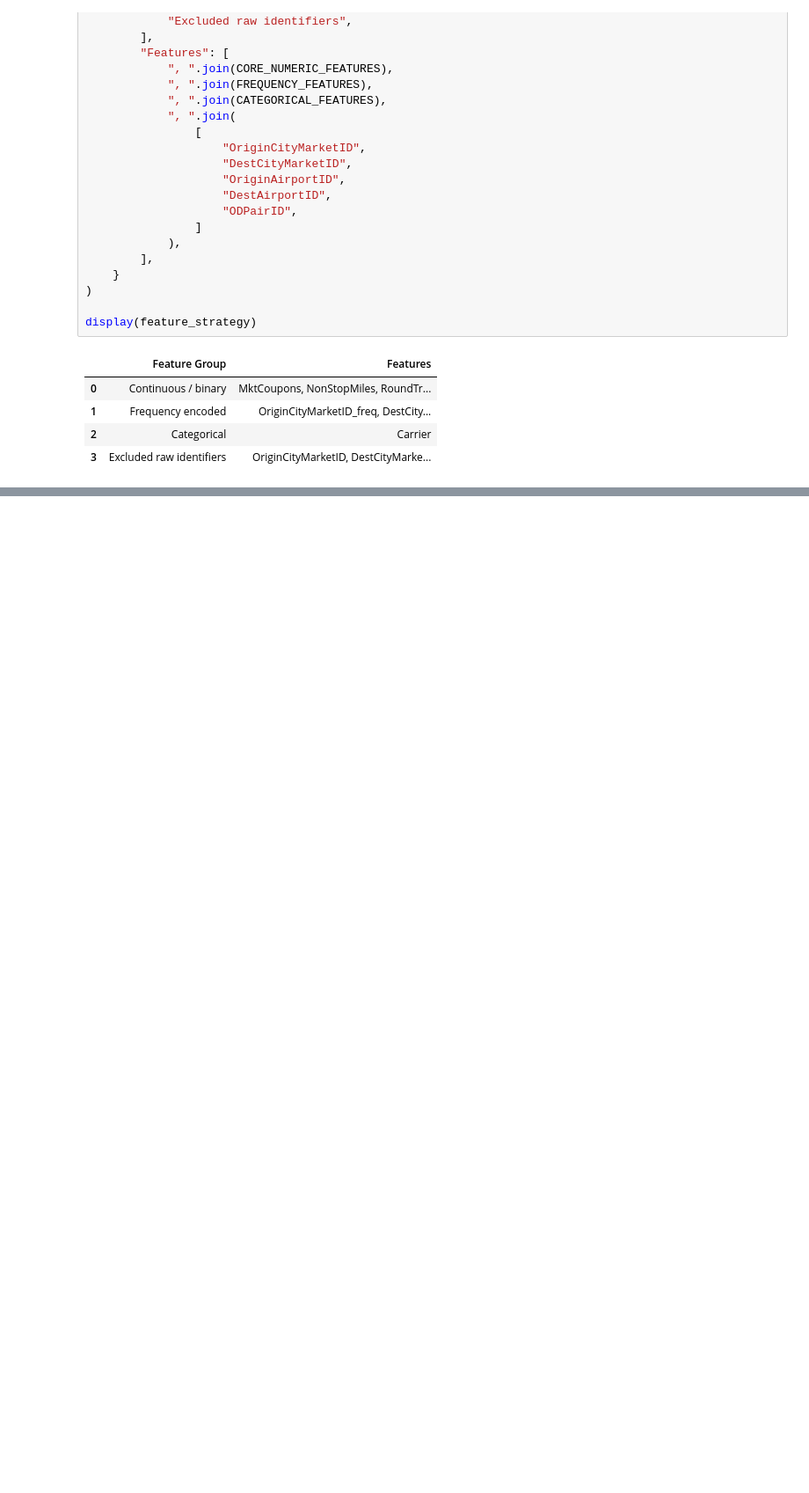
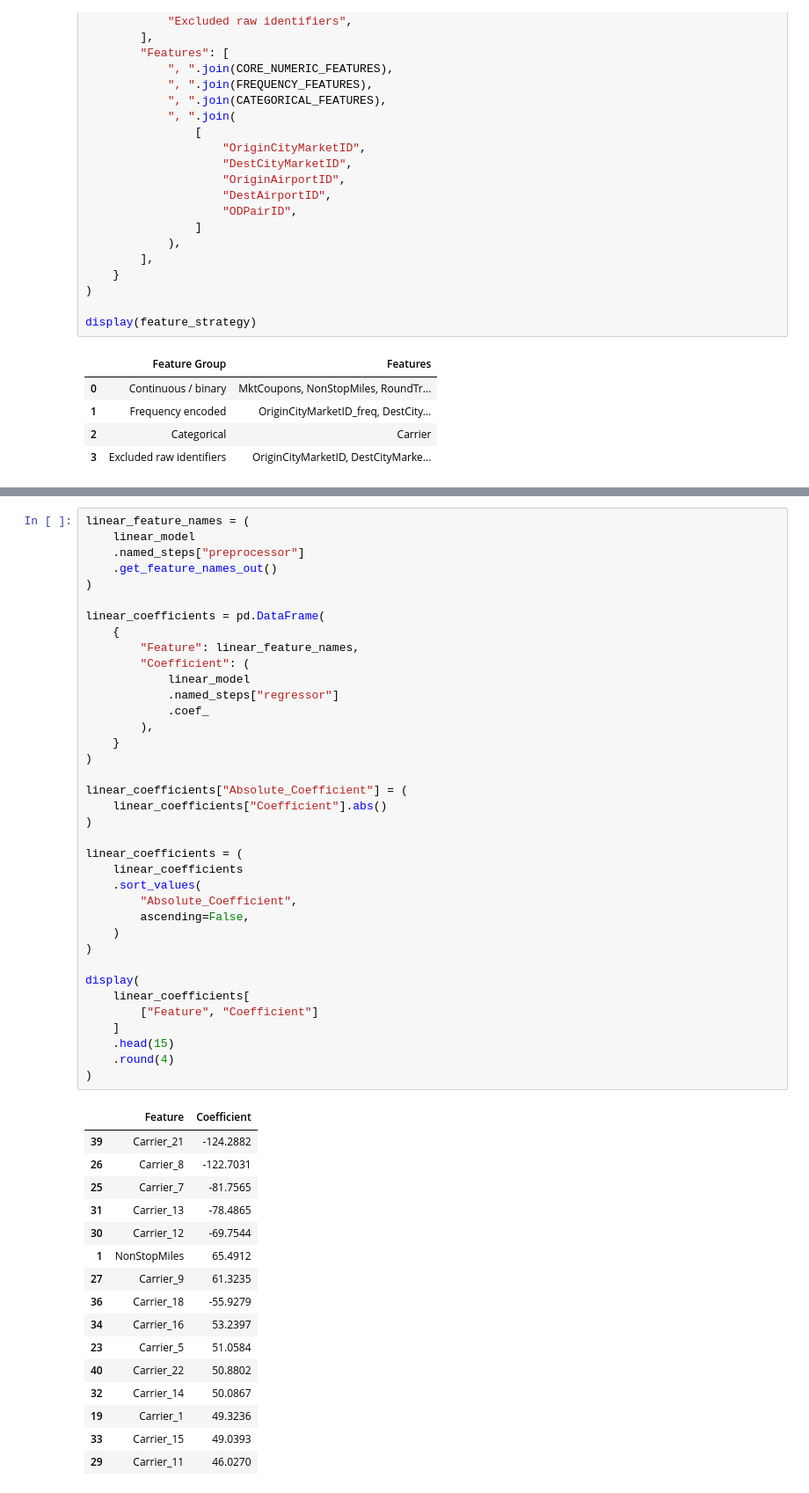
Before and after one commit to eldarhasanly/analysis-of-factors-influencing-airline-ticket-prices-using-statistical-and-machine-learning-methods, a Jupyter notebook: notebooks/airline_fare_analysis.ipynb, the cells around one changed output, grey strips where cells are left out. Shown at 88% size. Drawn from its saved outputs; the diff is of its cells as text; blank space fills up the shorter version.

```diff
--- a/notebooks/airline_fare_analysis.ipynb
+++ b/notebooks/airline_fare_analysis.ipynb
@@ -797,0 +1003,54 @@ display(feature_strategy)
+# %%
+linear_feature_names = (
+    linear_model
+    .named_steps["preprocessor"]
+    .get_feature_names_out()
+)
+
+linear_coefficients = pd.DataFrame(
+    {
+        "Feature": linear_feature_names,
+        "Coefficient": (
+            linear_model
+            .named_steps["regressor"]
+            .coef_
+        ),
+    }
+)
+
+linear_coefficients["Absolute_Coefficient"] = (
+    linear_coefficients["Coefficient"].abs()
+)
+
+linear_coefficients = (
+    linear_coefficients
+    .sort_values(
+        "Absolute_Coefficient",
+        ascending=False,
+    )
+)
+
+display(
+    linear_coefficients[
+        ["Feature", "Coefficient"]
+    ]
+    .head(15)
+    .round(4)
+)
+# %% [output]
+|  | Feature | Coefficient |
+| 39 | Carrier_21 | -124.2882 |
+| 26 | Carrier_8 | -122.7031 |
+| 25 | Carrier_7 | -81.7565 |
+| 31 | Carrier_13 | -78.4865 |
+| 30 | Carrier_12 | -69.7544 |
+| 1 | NonStopMiles | 65.4912 |
+| 27 | Carrier_9 | 61.3235 |
+| 36 | Carrier_18 | -55.9279 |
+| 34 | Carrier_16 | 53.2397 |
+| 23 | Carrier_5 | 51.0584 |
+| 40 | Carrier_22 | 50.8802 |
+| 32 | Carrier_14 | 50.0867 |
+| 19 | Carrier_1 | 49.3236 |
+| 33 | Carrier_15 | 49.0393 |
+| 29 | Carrier_11 | 46.0270 |
```
Also changed, not shown: parts of 19 cells of this notebook.
